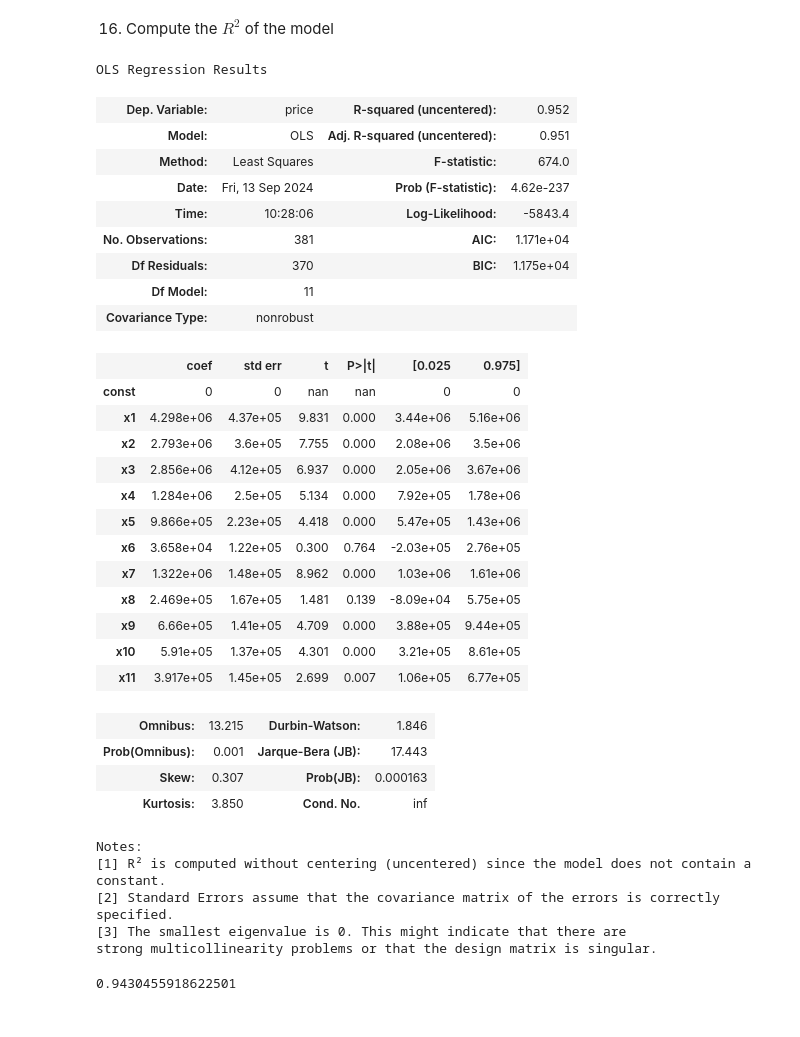
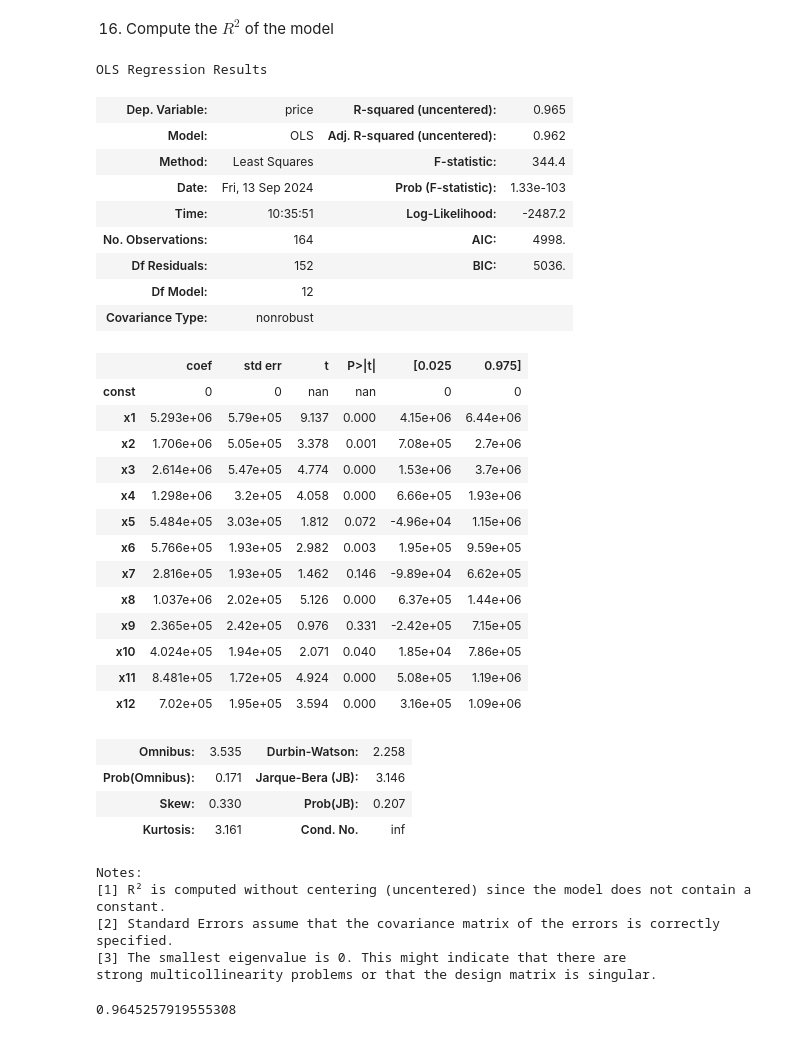
Before and after one commit to Gkcoli/CCMACLRL_EXERCISES_COM222-ML, a Jupyter notebook: Copy_of_Exercise5_B.ipynb, the cells around one changed output. Drawn from its saved outputs; the diff is of its cells as text; code cells hidden in the pictures.

```diff
--- a/Copy_of_Exercise5_B.ipynb
+++ b/Copy_of_Exercise5_B.ipynb
@@ -216,9 +233,9 @@ plt.show()
 # %%
 # Put your answer here
-X = data.drop(['price', 'hotwaterheating_yes', 'furnishingstatus_semi-furnished'],axis=1)
+X = data.drop(['price', 'hotwaterheating_yes'],axis=1)
 X = sm.add_constant(X)
 y = data['price']
-X_train,X_test,y_train,y_test = train_test_split(X,y,test_size=0.3,random_state=42)
+X_train,X_test,y_train,y_test = train_test_split(X,y,test_size=0.3,random_state=51)
 # %% [markdown]
 10. Use the the `MinMaxScaler()` method to apply scaling on the independent variables in the training and test set.
 # %%
@@ -275,37 +292,38 @@ y_pred = model.predict(X_test_scaled)
 16. Compute the $R^2$ of the model
 # %%
 # Put your answer here
-olsmod = sm.OLS(y_train, X_train_scaled).fit()
+olsmod = sm.OLS(y_test, X_test_scaled).fit()
 
 olsmod.summary()
 # %% [output]
 OLS Regression Results
-| Dep. Variable: | price | R-squared (uncentered): | 0.952 |
-| Model: | OLS | Adj. R-squared (uncentered): | 0.951 |
-| Method: | Least Squares | F-statistic: | 674.0 |
-| Date: | Fri, 13 Sep 2024 | Prob (F-statistic): | 4.62e-237 |
-| Time: | 10:28:06 | Log-Likelihood: | -5843.4 |
-| No. Observations: | 381 | AIC: | 1.171e+04 |
-| Df Residuals: | 370 | BIC: | 1.175e+04 |
-| Df Model: | 11 |  |  |
+| Dep. Variable: | price | R-squared (uncentered): | 0.965 |
+| Model: | OLS | Adj. R-squared (uncentered): | 0.962 |
+| Method: | Least Squares | F-statistic: | 344.4 |
+| Date: | Fri, 13 Sep 2024 | Prob (F-statistic): | 1.33e-103 |
+| Time: | 10:35:51 | Log-Likelihood: | -2487.2 |
+| No. Observations: | 164 | AIC: | 4998. |
+| Df Residuals: | 152 | BIC: | 5036. |
+| Df Model: | 12 |  |  |
 | Covariance Type: | nonrobust |  |  |
 |  | coef | std err | t | P>|t| | [0.025 | 0.975] |
 | const | 0 | 0 | nan | nan | 0 | 0 |
-| x1 | 4.298e+06 | 4.37e+05 | 9.831 | 0.000 | 3.44e+06 | 5.16e+06 |
-| x2 | 2.793e+06 | 3.6e+05 | 7.755 | 0.000 | 2.08e+06 | 3.5e+06 |
-| x3 | 2.856e+06 | 4.12e+05 | 6.937 | 0.000 | 2.05e+06 | 3.67e+06 |
-| x4 | 1.284e+06 | 2.5e+05 | 5.134 | 0.000 | 7.92e+05 | 1.78e+06 |
-| x5 | 9.866e+05 | 2.23e+05 | 4.418 | 0.000 | 5.47e+05 | 1.43e+06 |
-| x6 | 3.658e+04 | 1.22e+05 | 0.300 | 0.764 | -2.03e+05 | 2.76e+05 |
-| x7 | 1.322e+06 | 1.48e+05 | 8.962 | 0.000 | 1.03e+06 | 1.61e+06 |
-| x8 | 2.469e+05 | 1.67e+05 | 1.481 | 0.139 | -8.09e+04 | 5.75e+05 |
-| x9 | 6.66e+05 | 1.41e+05 | 4.709 | 0.000 | 3.88e+05 | 9.44e+05 |
-| x10 | 5.91e+05 | 1.37e+05 | 4.301 | 0.000 | 3.21e+05 | 8.61e+05 |
-| x11 | 3.917e+05 | 1.45e+05 | 2.699 | 0.007 | 1.06e+05 | 6.77e+05 |
+| x1 | 5.293e+06 | 5.79e+05 | 9.137 | 0.000 | 4.15e+06 | 6.44e+06 |
+| x2 | 1.706e+06 | 5.05e+05 | 3.378 | 0.001 | 7.08e+05 | 2.7e+06 |
+| x3 | 2.614e+06 | 5.47e+05 | 4.774 | 0.000 | 1.53e+06 | 3.7e+06 |
+| x4 | 1.298e+06 | 3.2e+05 | 4.058 | 0.000 | 6.66e+05 | 1.93e+06 |
+| x5 | 5.484e+05 | 3.03e+05 | 1.812 | 0.072 | -4.96e+04 | 1.15e+06 |
+| x6 | 5.766e+05 | 1.93e+05 | 2.982 | 0.003 | 1.95e+05 | 9.59e+05 |
+| x7 | 2.816e+05 | 1.93e+05 | 1.462 | 0.146 | -9.89e+04 | 6.62e+05 |
+| x8 | 1.037e+06 | 2.02e+05 | 5.126 | 0.000 | 6.37e+05 | 1.44e+06 |
+| x9 | 2.365e+05 | 2.42e+05 | 0.976 | 0.331 | -2.42e+05 | 7.15e+05 |
+| x10 | 4.024e+05 | 1.94e+05 | 2.071 | 0.040 | 1.85e+04 | 7.86e+05 |
+| x11 | 8.481e+05 | 1.72e+05 | 4.924 | 0.000 | 5.08e+05 | 1.19e+06 |
+| x12 | 7.02e+05 | 1.95e+05 | 3.594 | 0.000 | 3.16e+05 | 1.09e+06 |
-| Omnibus: | 13.215 | Durbin-Watson: | 1.846 |
-| Prob(Omnibus): | 0.001 | Jarque-Bera (JB): | 17.443 |
-| Skew: | 0.307 | Prob(JB): | 0.000163 |
-| Kurtosis: | 3.850 | Cond. No. | inf |
+| Omnibus: | 3.535 | Durbin-Watson: | 2.258 |
+| Prob(Omnibus): | 0.171 | Jarque-Bera (JB): | 3.146 |
+| Skew: | 0.330 | Prob(JB): | 0.207 |
+| Kurtosis: | 3.161 | Cond. No. | inf |
 Notes:
 [1] R² is computed without centering (uncentered) since the model does not contain a constant.
 [2] Standard Errors assume that the covariance matrix of the errors is correctly specified.
@@ -314,4 +332,4 @@ strong multicollinearity problems or that the design matrix is singular.
 # %%
 olsmod.rsquared
 # %% [output]
-0.9430455918622501
+0.9645257919555308
```
Also changed, not shown: parts of 5 cells of this notebook.
